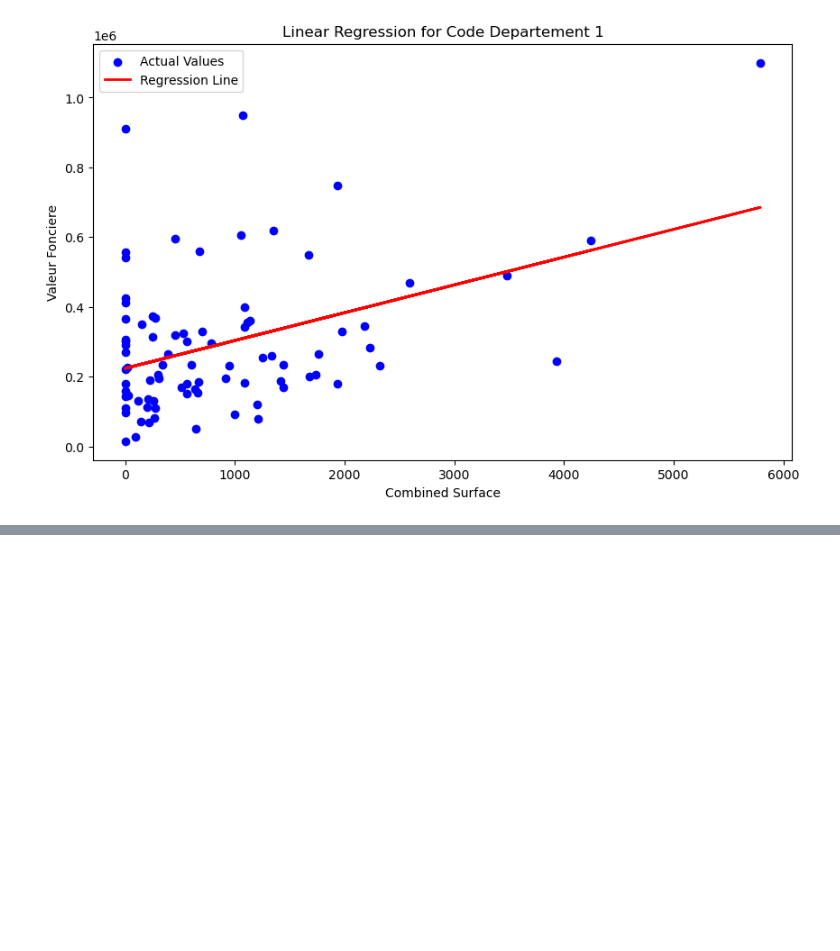
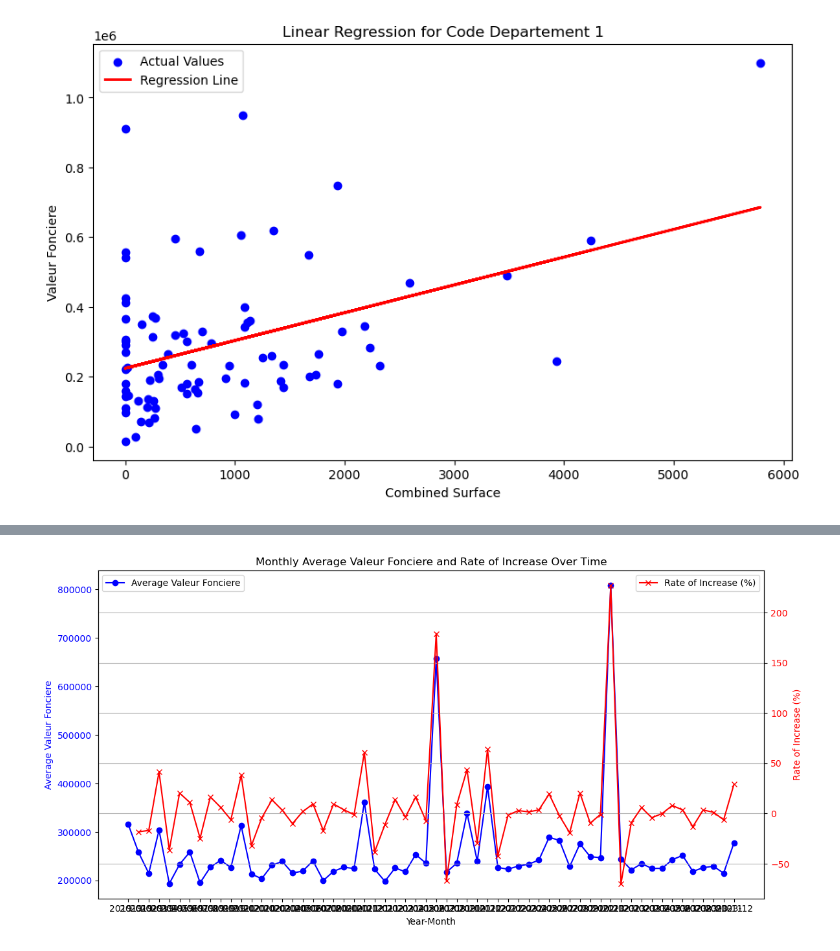
Before and after one commit to ktzkvin/Mastercamp, a Jupyter notebook: MasterCamp_TD_Project.ipynb, the cells around one changed output, grey strips where cells are left out. Cells and saved outputs as stored; diff of their text form; code cells hidden in the pictures; blank space fills up the shorter version.

Commit message:
ajustement and time related means

```diff
--- a/MasterCamp_TD_Project.ipynb
+++ b/MasterCamp_TD_Project.ipynb
@@ -496 +587,40 @@ Model Coefficients: [79.73974764]
+# %%
+# Assuming 'time_data' is your DataFrame
+
+# Step 1: Convert 'Date mutation' to datetime format
+time_data['Date mutation'] = pd.to_datetime(time_data['Date mutation'], format='%d/%m/%Y')
+
+# Step 2: Calculate the monthly average of 'Valeur fonciere'
+time_data['YearMonth'] = time_data['Date mutation'].dt.to_period('M')
+monthly_avg = time_data.groupby('YearMonth')['Valeur fonciere'].mean().reset_index()
+
+# Step 3: Calculate the rate of increase
+monthly_avg['Valeur fonciere'] = monthly_avg['Valeur fonciere'].astype(float)
+monthly_avg['Rate of Increase'] = monthly_avg['Valeur fonciere'].pct_change() * 100
+
+# Step 4: Plot the results with secondary y-axis
+fig, ax1 = plt.subplots(figsize=(12, 6))
+
+# Plot the average value on primary y-axis
+ax1.set_xlabel('Year-Month')
+ax1.set_ylabel('Average Valeur Fonciere', color='blue')
+ax1.plot(monthly_avg['YearMonth'].astype(str), monthly_avg['Valeur fonciere'], color='blue', marker='o', label='Average Valeur Fonciere')
+ax1.tick_params(axis='y', labelcolor='blue')
+ax1.legend(loc='upper left')
+
+# Create secondary y-axis for rate of increase
+ax2 = ax1.twinx()
+ax2.set_ylabel('Rate of Increase (%)', color='red')
+ax2.plot(monthly_avg['YearMonth'].astype(str), monthly_avg['Rate of Increase'], color='red', marker='x', label='Rate of Increase (%)')
+ax2.tick_params(axis='y', labelcolor='red')
+ax2.legend(loc='upper right')
+
+# Title and grid
+plt.title('Monthly Average Valeur Fonciere and Rate of Increase Over Time')
+fig.tight_layout()
+plt.grid(True)
+plt.xticks(rotation=45)
+plt.show()
+# %% [output]
+[figure, added]
 # %%
```
Also changed, not shown: parts of 3 cells of this notebook.
